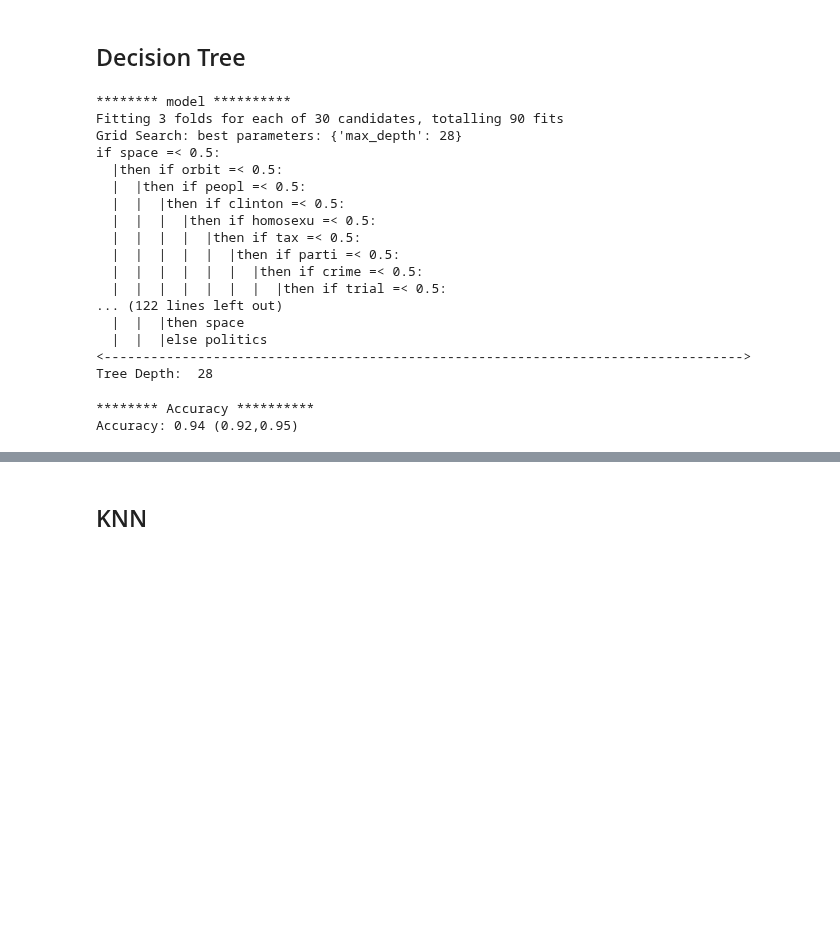
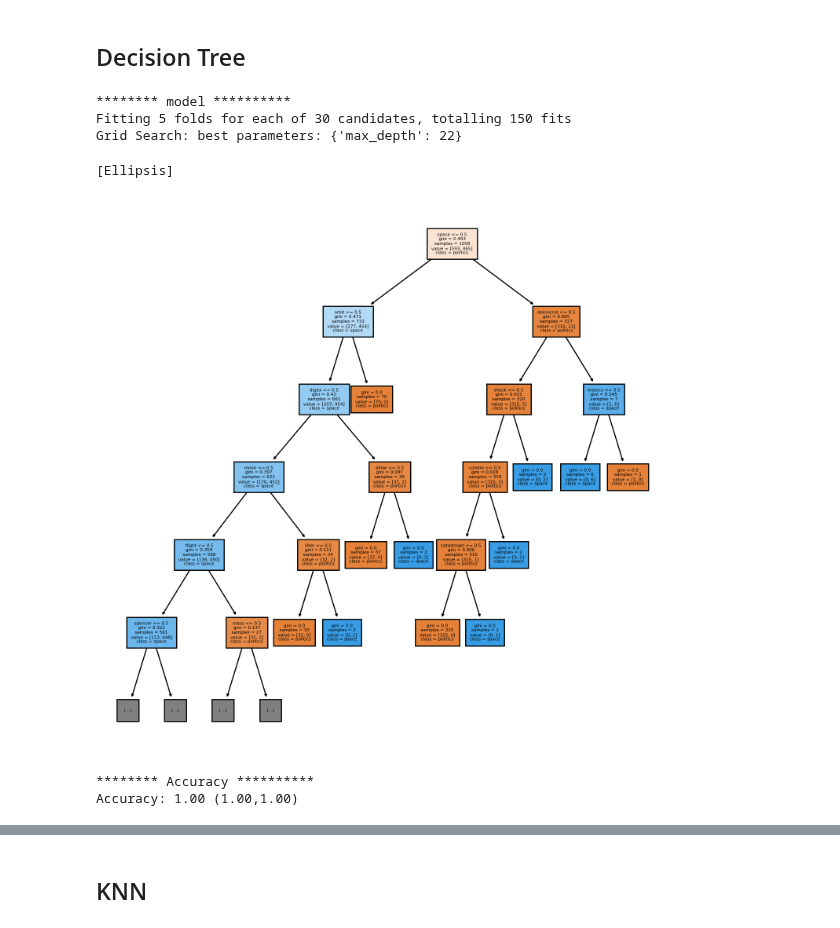
Before and after one commit to IndraniMandal/CSC310-S20, a Jupyter notebook: 19a_NLP_2.ipynb, the cells around one changed output, grey strips where cells are left out. Saved outputs shown, nothing was run; the diff lists cells and outputs as text; code cells hidden in the pictures; blank space fills up the shorter version.

```diff
--- a/19a_NLP_2.ipynb
+++ b/19a_NLP_2.ipynb
@@ -116,40 +110,38 @@ model = DecisionTreeClassifier(random_state=0)
 
 # grid search
 param_grid = {'max_depth': list(range(1,31))}
-grid = GridSearchCV(model, param_grid, cv=3, verbose=10, n_jobs=-1)
+grid = GridSearchCV(model, param_grid, cv=5, verbose=10, n_jobs=-1)
 grid.fit(docarray, newsgroups['label'])
 print("Grid Search: best parameters: {}".format(grid.best_params_))
-tree_print(grid.best_estimator_,doc_df)
+best_model = grid.best_estimator_
 # %% [output]
 ******** model **********
-Fitting 3 folds for each of 30 candidates, totalling 90 fits
-Grid Search: best parameters: {'max_depth': 28}
-if space =< 0.5:
-  |then if orbit =< 0.5:
-  |  |then if peopl =< 0.5:
-  |  |  |then if clinton =< 0.5:
-  |  |  |  |then if homosexu =< 0.5:
-  |  |  |  |  |then if tax =< 0.5:
-  |  |  |  |  |  |then if parti =< 0.5:
-  |  |  |  |  |  |  |then if crime =< 0.5:
-  |  |  |  |  |  |  |  |then if trial =< 0.5:
-... (122 lines left out)
-  |  |  |then space
-  |  |  |else politics
-<---------------------------------------------------------------------------------->
-Tree Depth:  28
+Fitting 5 folds for each of 30 candidates, totalling 150 fits
+Grid Search: best parameters: {'max_depth': 22}
+# %%
+# Visualize the decision tree model
+import matplotlib.pyplot as plt  # visualization library
+from sklearn.tree import plot_tree
+fig, axes = plt.subplots(1, 1, figsize=(9, 9), dpi=200)
+plot_tree(best_model, fontsize=4, filled=True,
+               max_depth=5,
+               feature_names= list(vectorizer.get_feature_names_out()),
+               class_names= ['politics', 'space'])
+[...]
+# %% [output]
+[Ellipsis]
+[figure, added]
 # %%
 print("******** Accuracy **********")
 
 # accuracy of best model with confidence interval
-best_model = grid.best_estimator_
 predict_y = best_model.predict(docarray)
 acc = accuracy_score(newsgroups['label'], predict_y)
 lb,ub = classification_confint(acc,docarray.shape[0])
 print("Accuracy: {:3.2f} ({:3.2f},{:3.2f})".format(acc,lb,ub))
 # %% [output]
 ******** Accuracy **********
-Accuracy: 0.94 (0.92,0.95)
+Accuracy: 1.00 (1.00,1.00)
 # %%
 print("******** confusion matrix **********")
 
```
Also changed, not shown: parts of 9 cells of this notebook.
